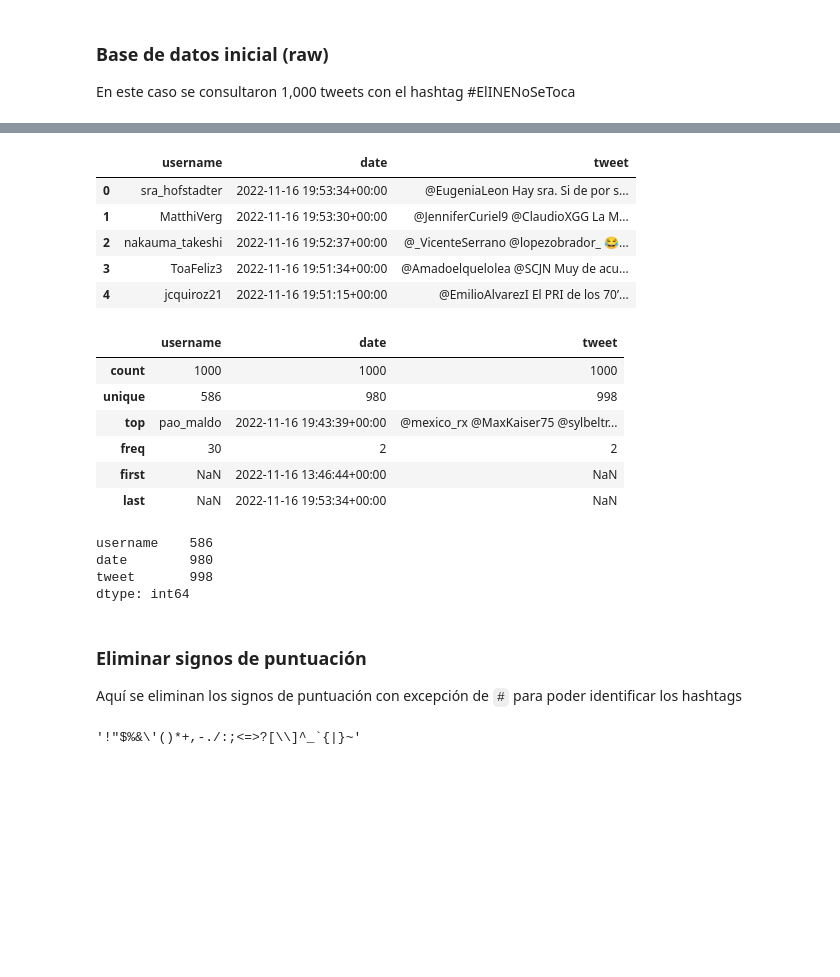
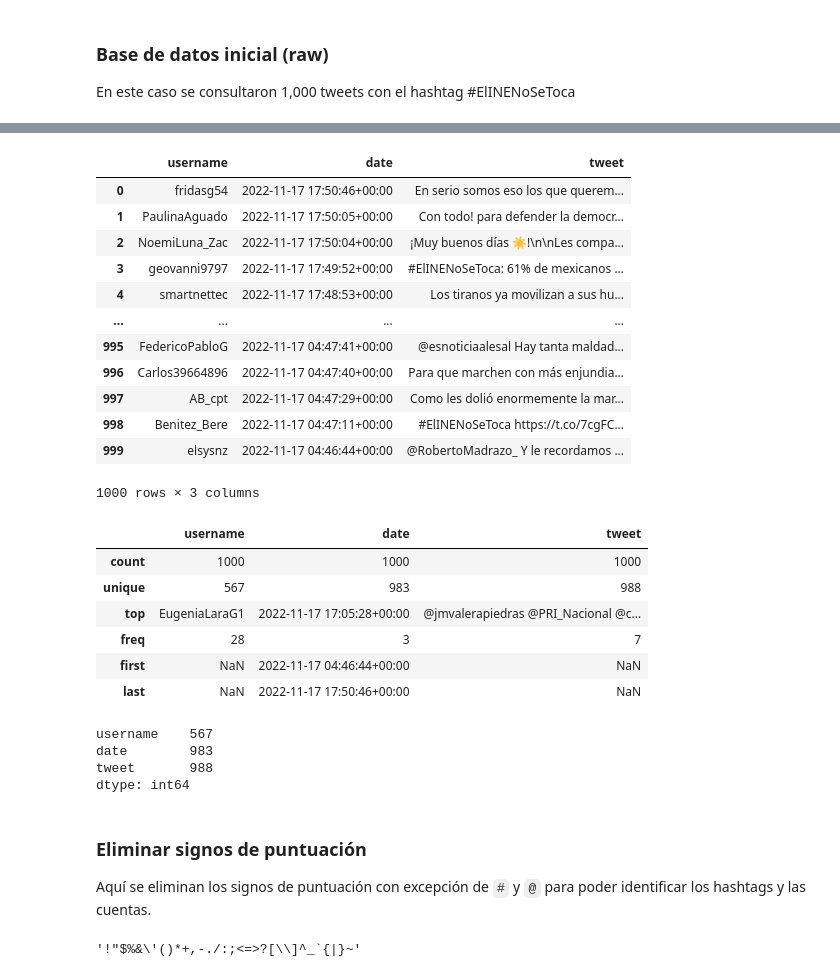
Before and after one commit to vcuspinera/UDG_MCD_Project_Dev_I, a Jupyter notebook: actividades/18_Text_tools.ipynb, the cells around one changed output, grey strips where cells are left out. Cells and saved outputs as stored; diff of their text form; code cells hidden in the pictures; blank space fills up the shorter version.

```diff
--- a/actividades/18_Text_tools.ipynb
+++ b/actividades/18_Text_tools.ipynb
@@ -15,5 +15,5 @@ Anteriormente ya habían trabajado con strings, sin embargo, podemos tratar a un
 # %%
-texto = "Mi villano favorito"
+texto = "Mi viLLano faVorito"
 
 # También se puede declarar así:
 # texto = str("Mi villano favorito")
@@ -115,35 +121,42 @@ Wall time: 34.8 s
 # %%
 # así se ve la base de datos
-df.head()
+df
 # %% [output]
 |  | username | date | tweet |
-| 0 | sra_hofstadter | 2022-11-16 19:53:34+00:00 | @EugeniaLeon Hay sra. Si de por s... |
-| 1 | MatthiVerg | 2022-11-16 19:53:30+00:00 | @JenniferCuriel9 @ClaudioXGG La M... |
-| 2 | nakauma_takeshi | 2022-11-16 19:52:37+00:00 | @_VicenteSerrano @lopezobrador_ 😂... |
-| 3 | ToaFeliz3 | 2022-11-16 19:51:34+00:00 | @Amadoelquelolea @SCJN Muy de acu... |
-| 4 | jcquiroz21 | 2022-11-16 19:51:15+00:00 | @EmilioAlvarezI El PRI de los 70’... |
+| 0 | fridasg54 | 2022-11-17 17:50:46+00:00 | En serio somos eso los que querem... |
+| 1 | PaulinaAguado | 2022-11-17 17:50:05+00:00 | Con todo! para defender la democr... |
+| 2 | NoemiLuna_Zac | 2022-11-17 17:50:04+00:00 | ¡Muy buenos días ☀️!\n\nLes compa... |
+| 3 | geovanni9797 | 2022-11-17 17:49:52+00:00 | #ElINENoSeToca: 61% de mexicanos ... |
+| 4 | smartnettec | 2022-11-17 17:48:53+00:00 | Los tiranos ya movilizan a sus hu... |
+| ... | ... | ... | ... |
+| 995 | FedericoPabloG | 2022-11-17 04:47:41+00:00 | @esnoticiaalesal Hay tanta maldad... |
+| 996 | Carlos39664896 | 2022-11-17 04:47:40+00:00 | Para que marchen con más enjundia... |
+| 997 | AB_cpt | 2022-11-17 04:47:29+00:00 | Como les dolió enormemente la mar... |
+| 998 | Benitez_Bere | 2022-11-17 04:47:11+00:00 | #ElINENoSeToca https://t.co/7cgFC... |
+| 999 | elsysnz | 2022-11-17 04:46:44+00:00 | @RobertoMadrazo_ Y le recordamos ... |
+1000 rows × 3 columns
 # %%
 # descripción general de los datos
 df.describe()
 # %% [output]
 |  | username | date | tweet |
 | count | 1000 | 1000 | 1000 |
-| unique | 586 | 980 | 998 |
-| top | pao_maldo | 2022-11-16 19:43:39+00:00 | @mexico_rx @MaxKaiser75 @sylbeltr... |
-| freq | 30 | 2 | 2 |
-| first | NaN | 2022-11-16 13:46:44+00:00 | NaN |
-| last | NaN | 2022-11-16 19:53:34+00:00 | NaN |
+| unique | 567 | 983 | 988 |
+| top | EugeniaLaraG1 | 2022-11-17 17:05:28+00:00 | @jmvalerapiedras @PRI_Nacional @c... |
+| freq | 28 | 3 | 7 |
+| first | NaN | 2022-11-17 04:46:44+00:00 | NaN |
+| last | NaN | 2022-11-17 17:50:46+00:00 | NaN |
 # %%
 # identificación de valores únicos por variable
 df.nunique()
 # %% [output]
-username    586
-date        980
-tweet       998
+username    567
+date        983
+tweet       988
 dtype: int64
 # %% [markdown]
 ### Eliminar signos de puntuación
-Aquí se eliminan los signos de puntuación con excepción de `#` para poder identificar los hashtags
+Aquí se eliminan los signos de puntuación con excepción de `#` y `@` para poder identificar los hashtags y las cuentas.
 # %%
 #library that contains punctuation
 import string
```
Also changed, not shown: parts of 26 cells of this notebook, 2 other files.
